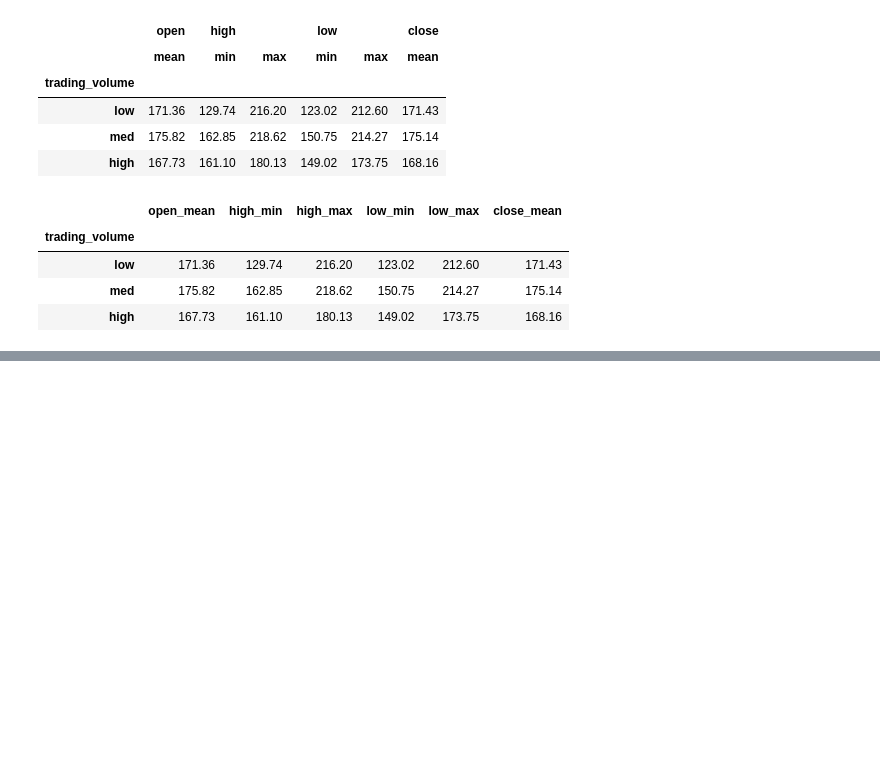
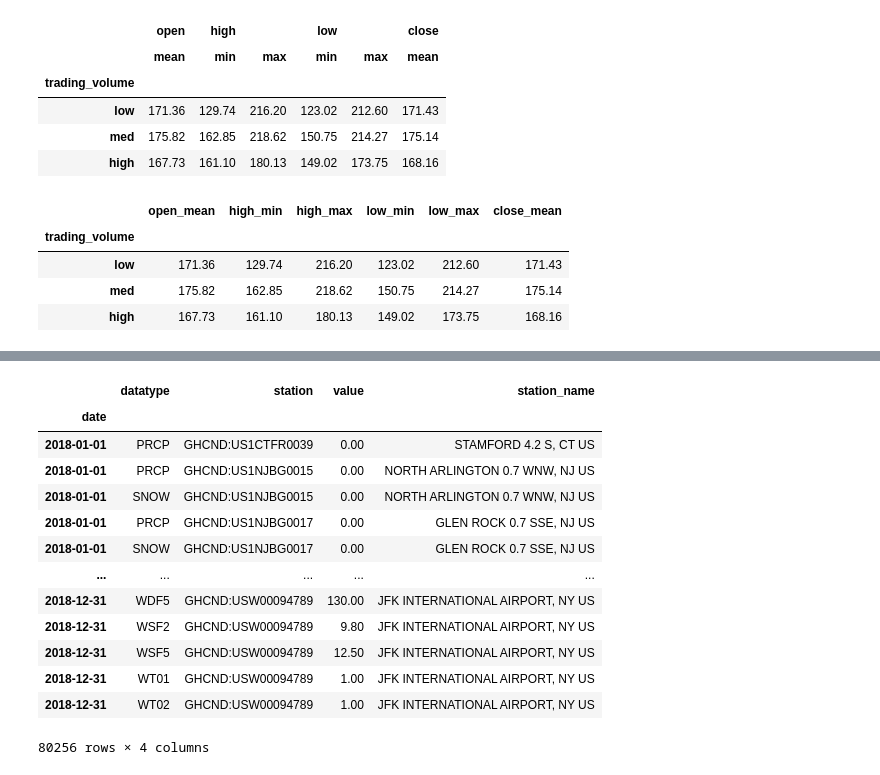
Before and after one commit to oneoclockc/MLclass, a Jupyter notebook: Pandas.ipynb, the cells around one changed output, grey strips where cells are left out. Drawn from its saved outputs; the diff is of its cells as text; code cells hidden in the pictures; blank space fills up the shorter version.

```diff
--- a/Pandas.ipynb
+++ b/Pandas.ipynb
@@ -2107,0 +2136,17 @@ weather.groupby('station_name').filter( # station names with "NY US" in them
+# %%
+weather
+# %% [output]
+|  | datatype | station | value | station_name |
+| date |  |  |  |  |
+| 2018-01-01 | PRCP | GHCND:US1CTFR0039 | 0.00 | STAMFORD 4.2 S, CT US |
+| 2018-01-01 | PRCP | GHCND:US1NJBG0015 | 0.00 | NORTH ARLINGTON 0.7 WNW, NJ US |
+| 2018-01-01 | SNOW | GHCND:US1NJBG0015 | 0.00 | NORTH ARLINGTON 0.7 WNW, NJ US |
+| 2018-01-01 | PRCP | GHCND:US1NJBG0017 | 0.00 | GLEN ROCK 0.7 SSE, NJ US |
+| 2018-01-01 | SNOW | GHCND:US1NJBG0017 | 0.00 | GLEN ROCK 0.7 SSE, NJ US |
+| ... | ... | ... | ... | ... |
+| 2018-12-31 | WDF5 | GHCND:USW00094789 | 130.00 | JFK INTERNATIONAL AIRPORT, NY US |
+| 2018-12-31 | WSF2 | GHCND:USW00094789 | 9.80 | JFK INTERNATIONAL AIRPORT, NY US |
+| 2018-12-31 | WSF5 | GHCND:USW00094789 | 12.50 | JFK INTERNATIONAL AIRPORT, NY US |
+| 2018-12-31 | WT01 | GHCND:USW00094789 | 1.00 | JFK INTERNATIONAL AIRPORT, NY US |
+| 2018-12-31 | WT02 | GHCND:USW00094789 | 1.00 | JFK INTERNATIONAL AIRPORT, NY US |
+80256 rows × 4 columns
```
Also changed, not shown: parts of 12 cells of this notebook.
